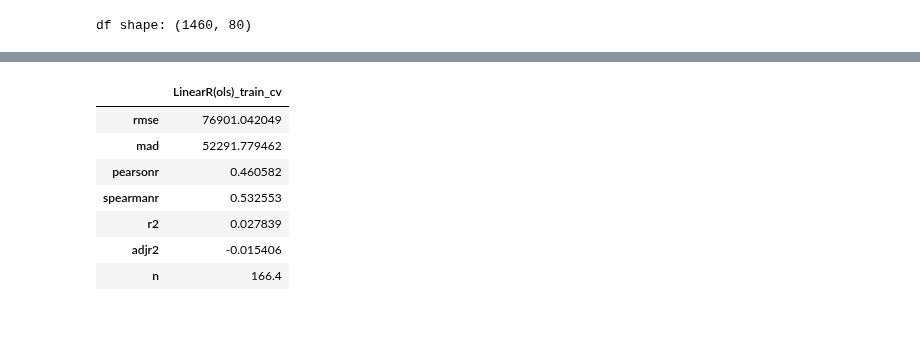
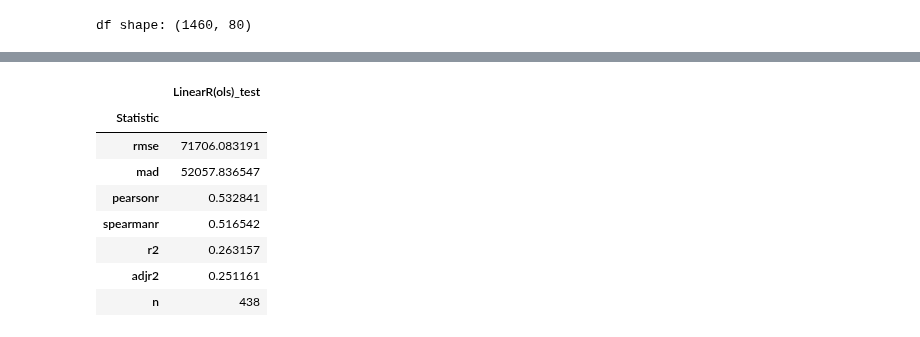
Before and after one commit to ajy25/TabularMagic, a Jupyter notebook: demo/test.ipynb, the cells around one changed output, grey strips where cells are left out. Saved outputs shown, nothing was run; the diff lists cells and outputs as text; code cells hidden in the pictures.

```diff
--- a/demo/test.ipynb
+++ b/demo/test.ipynb
@@ -27,6 +27,6 @@ print('df shape:', df_train.shape)
 | 5 | 60 | RL | 84.0 | 14260 | Pave | NaN | IR1 | Lvl | AllPub | ... |
 df shape: (1460, 80)
 # %%
-tm = TabularMagic(df_train, test_size=0.3)
+tm = TabularMagic(df_train, test_size=0.3, name='Housing sale price data')
 tm
 # %% [output]
@@ -70,11 +95,17 @@ YrSold, SalePrice
 # %%
+tm.datahandler().load_data_checkpoint('finished preprocessing')
+
 report = tm.ml_regression(
     models=[
         LinearR(type='ols'),
-        LinearR(type='l2')
+        LinearR(type='l2'),
+        # RobustLinearR(type='huber'),
+        # SVMR(type='rbf'),
+        # MLPR(),
+        TreeEnsembleR(type='adaboost', n_jobs=-1, verbose=1),
     ],
     y_var='SalePrice',
     X_vars=['LotFrontage', 'LotArea', 'SaleCondition'],
-    outer_cv=5
+    outer_cv=2
 )
 # %% [output]
@@ -84,0 +123,2 @@ INFO: Fitted model LinearR(l2).
+# %%
+report.fit_statistics('train')
@@ -84,0 +134,2 @@ INFO: Fitted model LinearR(l2).
+# %%
+report.fit_statistics('test')
@@ -85,12 +146,13 @@ INFO: Fitted model LinearR(l2).
 # %%
-report['LinearR(ols)'].train().fit_statistics()
+report['LinearR(ols)'].test_report().fit_statistics()
 # %% [output]
-|  | LinearR(ols)_train_cv |
-| rmse | 76901.042049 |
-| mad | 52291.779462 |
-| pearsonr | 0.460582 |
-| spearmanr | 0.532553 |
-| r2 | 0.027839 |
-| adjr2 | -0.015406 |
-| n | 166.4 |
+|  | LinearR(ols)_test |
+| Statistic |  |
+| rmse | 71706.083191 |
+| mad | 52057.836547 |
+| pearsonr | 0.532841 |
+| spearmanr | 0.516542 |
+| r2 | 0.263157 |
+| adjr2 | 0.251161 |
+| n | 438 |
 # %%
```
Also changed, not shown: parts of 9 cells of this notebook, 16 other files.
